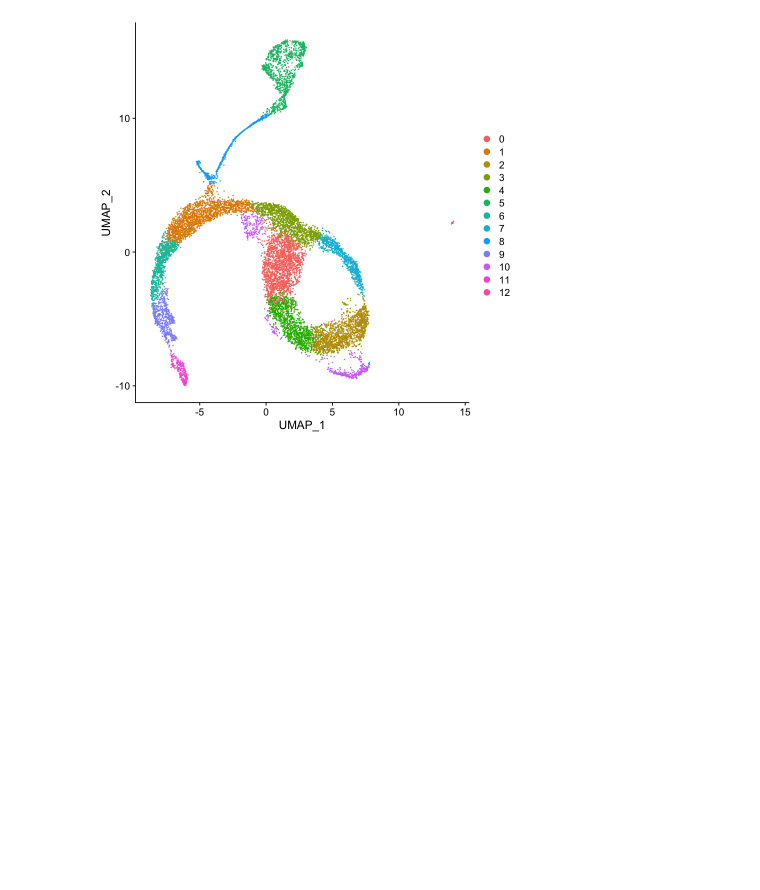
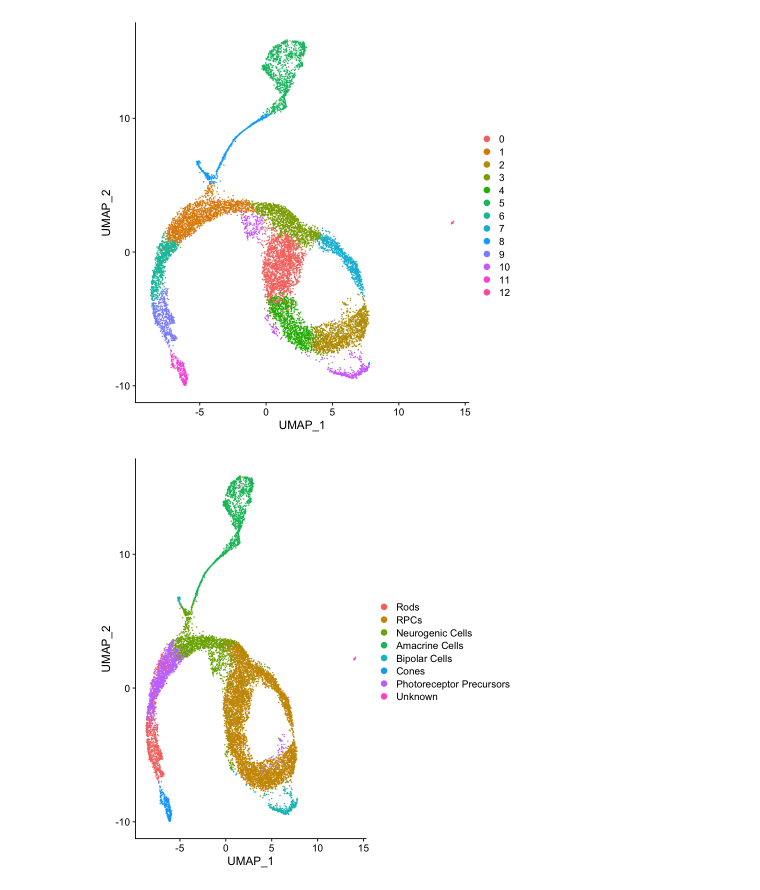
Before and after one commit to ironman-tetsuo/Introduction_to_scRNA-seq, a Jupyter notebook: 1_Clark_P2_Retina/Clark_P2_Retina.ipynb, the cells around one changed output. Drawn from its saved outputs; the diff is of its cells as text; code cells hidden in the pictures; blank space fills up the shorter version.

```diff
--- a/1_Clark_P2_Retina/Clark_P2_Retina.ipynb
+++ b/1_Clark_P2_Retina/Clark_P2_Retina.ipynb
@@ -462,0 +466,4 @@ saveRDS(dat, file = "./dat_after_UMAP")
+# %%
+DimPlot(dat, reduction = "umap")
+# %% [output]
+[figure, added]
```
Also changed, not shown: parts of 3 cells of this notebook.
